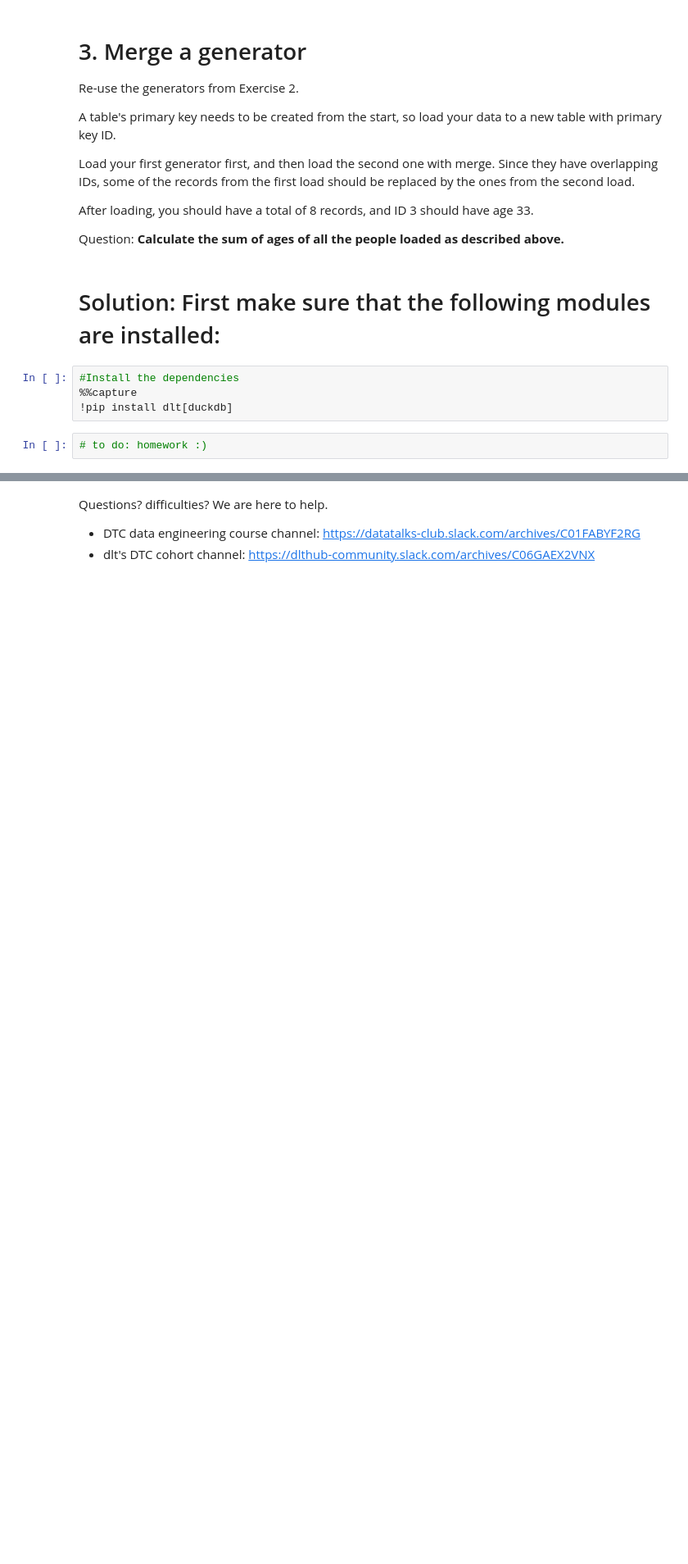
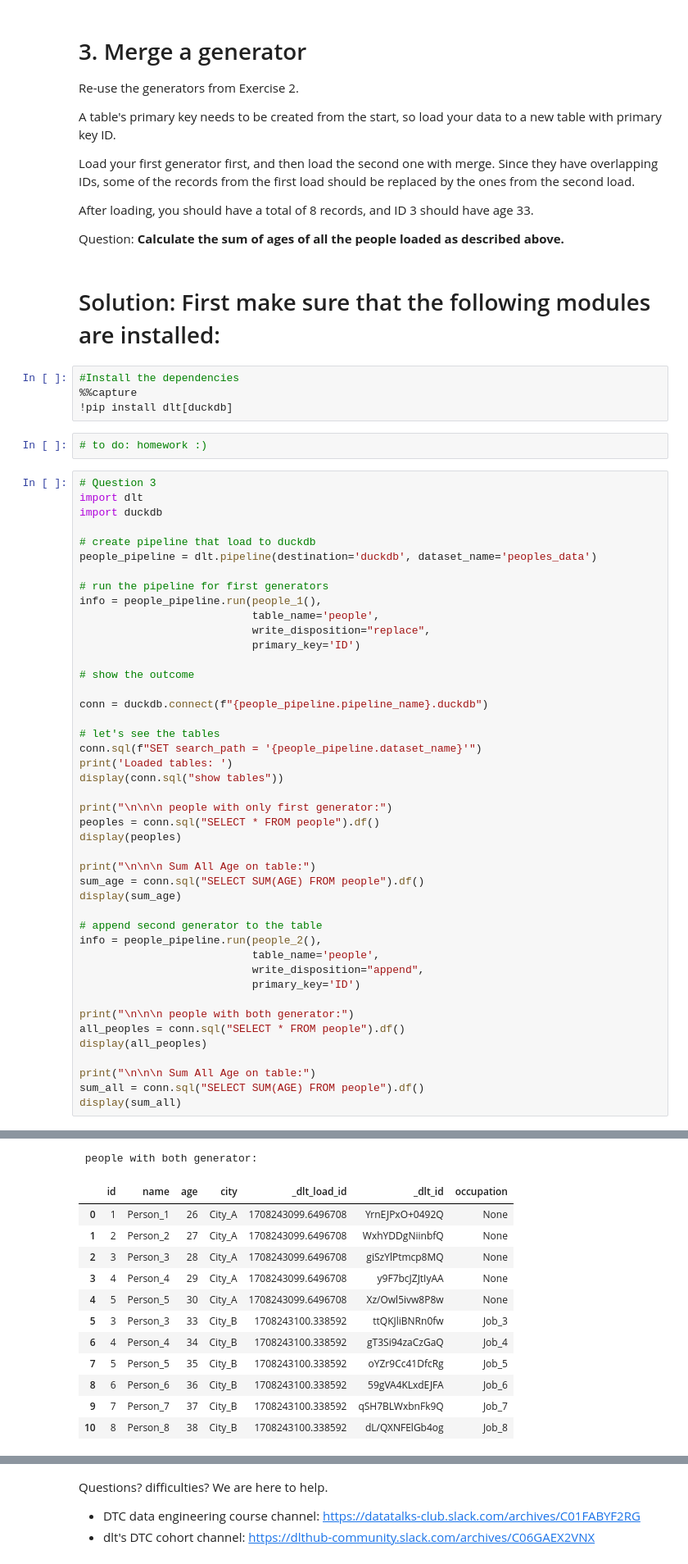
Before and after one commit to jadugd/Jadug_ZoomCamp2024, a Jupyter notebook: workshop/data_ingestion/Homework_data_talks_club_data_extraction_and_ingestion.ipynb, the cells around one changed output, grey strips where cells are left out. Shown at 82% size. Drawn from its saved outputs; the diff is of its cells as text; blank space fills up the shorter version.

```diff
--- a/workshop/data_ingestion/Homework_data_talks_club_data_extraction_and_ingestion.ipynb
+++ b/workshop/data_ingestion/Homework_data_talks_club_data_extraction_and_ingestion.ipynb
@@ -101,3 +126,48 @@ Question: **Calculate the sum of ages of all the people loaded as described abov
 !pip install dlt[duckdb]
 # %%
 # to do: homework :)
+# %%
+# Question 3
+import dlt
+import duckdb
+
+# create pipeline that load to duckdb
+people_pipeline = dlt.pipeline(destination='duckdb', dataset_name='peoples_data')
+
+# run the pipeline for first generators
+info = people_pipeline.run(people_1(),
+                           table_name='people',
+                           write_disposition="replace",
+                           primary_key='ID')
+
+# show the outcome
+
+conn = duckdb.connect(f"{people_pipeline.pipeline_name}.duckdb")
+
+# let's see the tables
+conn.sql(f"SET search_path = '{people_pipeline.dataset_name}'")
+print('Loaded tables: ')
+display(conn.sql("show tables"))
+
+print("\n\n\n people with only first generator:")
+peoples = conn.sql("SELECT * FROM people").df()
+display(peoples)
+
+print("\n\n\n Sum All Age on table:")
+sum_age = conn.sql("SELECT SUM(AGE) FROM people").df()
+display(sum_age)
+
+# append second generator to the table
+info = people_pipeline.run(people_2(),
+                           table_name='people',
+                           write_disposition="append",
+                           primary_key='ID')
+
+print("\n\n\n people with both generator:")
+all_peoples = conn.sql("SELECT * FROM people").df()
+display(all_peoples)
+
+print("\n\n\n Sum All Age on table:")
+sum_all = conn.sql("SELECT SUM(AGE) FROM people").df()
+display(sum_all)
+# %% [output]
@@ -103,0 +194,13 @@ Question: **Calculate the sum of ages of all the people loaded as described abov
+ people with both generator:
+|  | id | name | age | city | _dlt_load_id | _dlt_id | occupation |
+| 0 | 1 | Person_1 | 26 | City_A | 1708243099.6496708 | YrnEJPxO+0492Q | None |
+| 1 | 2 | Person_2 | 27 | City_A | 1708243099.6496708 | WxhYDDgNiinbfQ | None |
+| 2 | 3 | Person_3 | 28 | City_A | 1708243099.6496708 | giSzYlPtmcp8MQ | None |
+| 3 | 4 | Person_4 | 29 | City_A | 1708243099.6496708 | y9F7bcJZJtIyAA | None |
+| 4 | 5 | Person_5 | 30 | City_A | 1708243099.6496708 | Xz/Owl5ivw8P8w | None |
+| 5 | 3 | Person_3 | 33 | City_B | 1708243100.338592 | ttQKJliBNRn0fw | Job_3 |
+| 6 | 4 | Person_4 | 34 | City_B | 1708243100.338592 | gT3Si94zaCzGaQ | Job_4 |
+| 7 | 5 | Person_5 | 35 | City_B | 1708243100.338592 | oYZr9Cc41DfcRg | Job_5 |
+| 8 | 6 | Person_6 | 36 | City_B | 1708243100.338592 | 59gVA4KLxdEJFA | Job_6 |
+| 9 | 7 | Person_7 | 37 | City_B | 1708243100.338592 | qSH7BLWxbnFk9Q | Job_7 |
+| 10 | 8 | Person_8 | 38 | City_B | 1708243100.338592 | dL/QXNFElGb4og | Job_8 |
```
Also changed, not shown: parts of 4 cells of this notebook.
